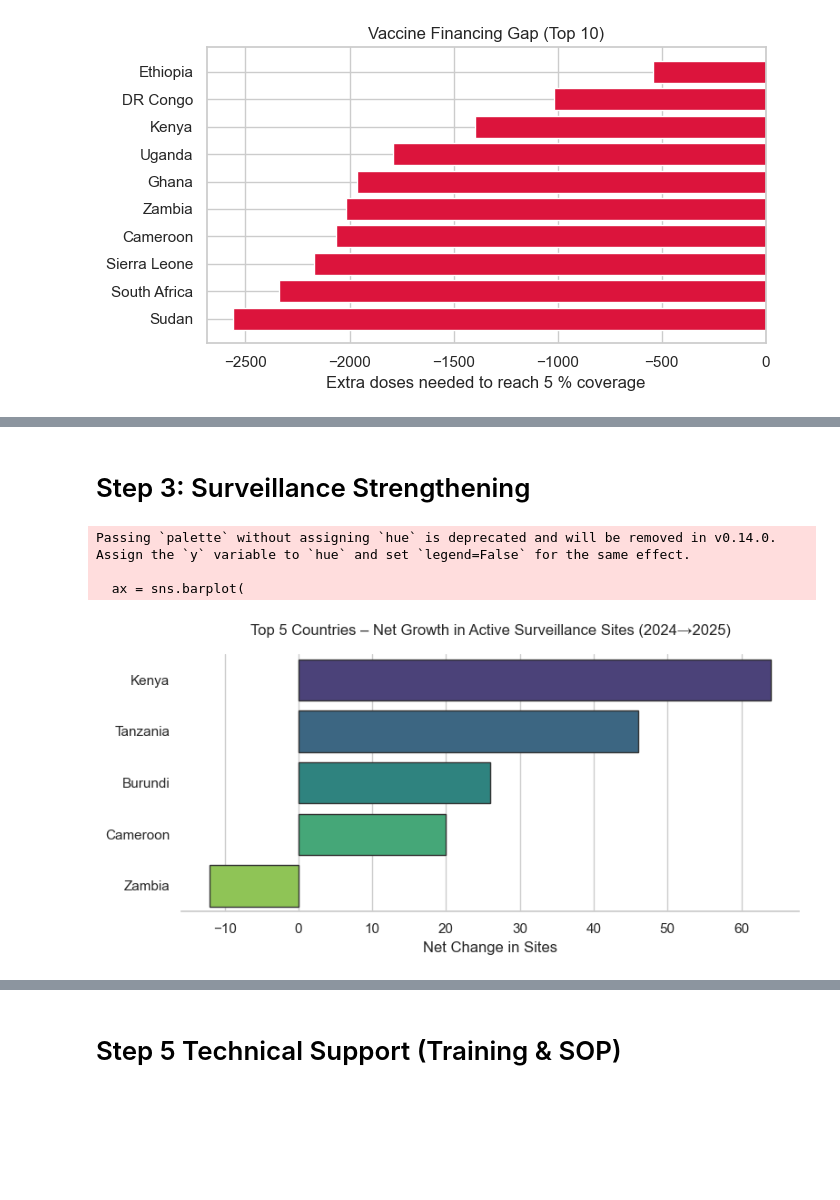
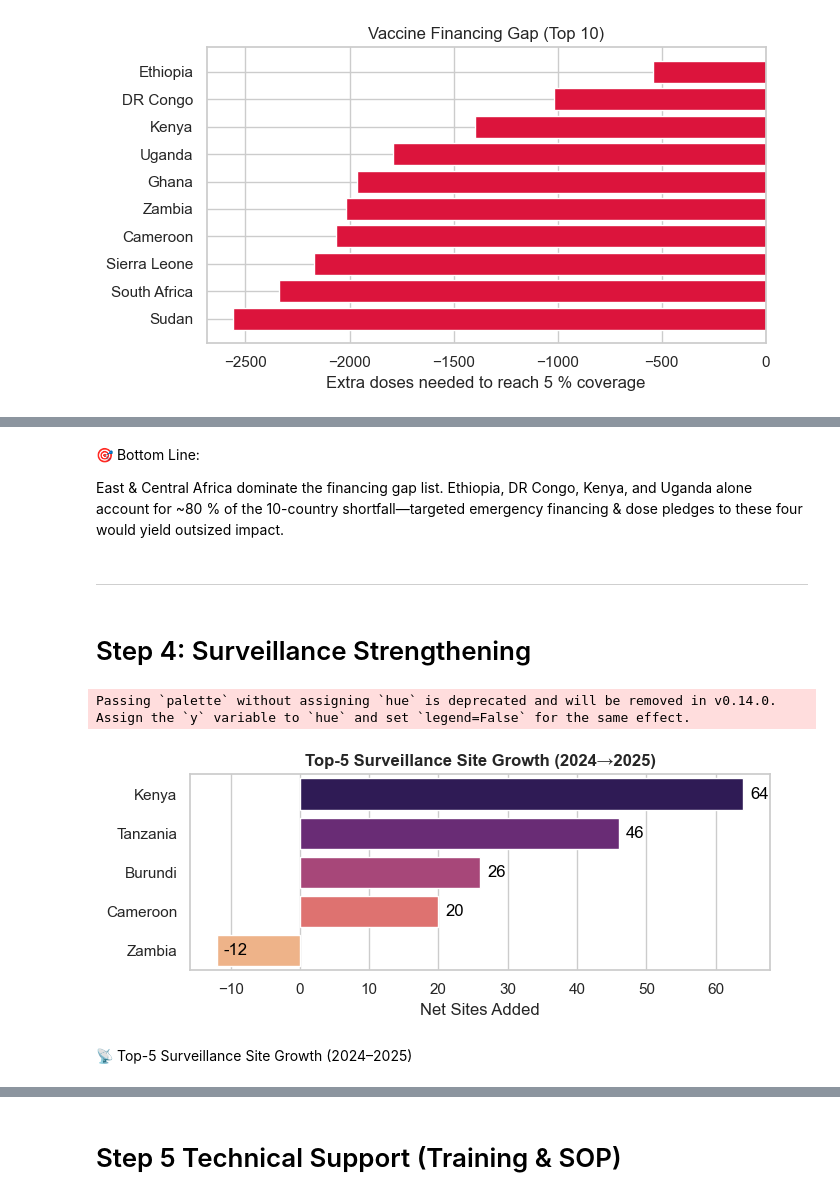
Before and after one commit to Nsi20/mpox-africa-hack, a Jupyter notebook: notebooks/01_eda.ipynb, the cells around one changed output, grey strips where cells are left out. Drawn from its saved outputs; the diff is of its cells as text; code cells hidden in the pictures; blank space fills up the shorter version.

Commit message:
Initial commit - Data-Drive: Mpox Top-5 Report Dashboard

```diff
--- a/notebooks/01_eda.ipynb
+++ b/notebooks/01_eda.ipynb
@@ -105,31 +109,36 @@ plt.show()
+# %% [markdown]
+🎯 Bottom Line:
+
+East & Central Africa dominate the financing gap list. Ethiopia, DR Congo, Kenya, and Uganda alone account for ~80 % of the 10-country shortfall—targeted emergency financing & dose pledges to these four would yield outsized impact.
+# %% [markdown]
+---
 # %% [markdown]
-# Step 3: Surveillance Strengthening
+# Step 4: Surveillance Strengthening
-# %%
-import seaborn as sns
-import matplotlib.pyplot as plt
-import pandas as pd
-
-# assuming `surv` is already defined as in your snippet
-top = surv.sort_values("change", ascending=False).head()
-
-plt.figure(figsize=(8, 4))
-sns.set_theme(style="whitegrid")
-ax = sns.barplot(
-    data=top,
-    x="change",
-    y=top.index,
-    palette="viridis",
-    edgecolor=".2"
-)
-ax.set_title("Top 5 Countries – Net Growth in Active Surveillance Sites (2024→2025)", pad=15)
-ax.set_xlabel("Net Change in Sites")
-ax.set_ylabel("")
-sns.despine(left=True)
-plt.tight_layout()
-plt.show()
-# %% [output]
-Passing `palette` without assigning `hue` is deprecated and will be removed in v0.14.0. Assign the `y` variable to `hue` and set `legend=False` for the same effect.
-
-  ax = sns.barplot(
-[figure, removed]
+# %%
+import seaborn as sns
+import matplotlib.pyplot as plt
+
+# top-5 net change
+q4 = (surv.sort_values("change", ascending=False)
+           .head(5)
+           .reset_index())
+
+fig, ax = plt.subplots(figsize=(7, 3))
+sns.barplot(data=q4, x="change", y="Country",
+            palette=sns.color_palette("magma", len(q4)), ax=ax)
+ax.set_title("Top-5 Surveillance Site Growth (2024→2025)", weight="bold")
+ax.set_xlabel("Net Sites Added")
+ax.set_ylabel("")
+
+# add value labels
+for idx, val in enumerate(q4["change"]):
+    ax.text(val + 1, idx, str(val), va="center", color="black")
+
+plt.tight_layout()
+plt.show()
+# %% [output]
+Passing `palette` without assigning `hue` is deprecated and will be removed in v0.14.0. Assign the `y` variable to `hue` and set `legend=False` for the same effect.
+[figure, added]
+# %% [markdown]
+📡 Top-5 Surveillance Site Growth (2024–2025)
 # %% [markdown]
```
Also changed, not shown: parts of 29 cells of this notebook, 4 other files.
